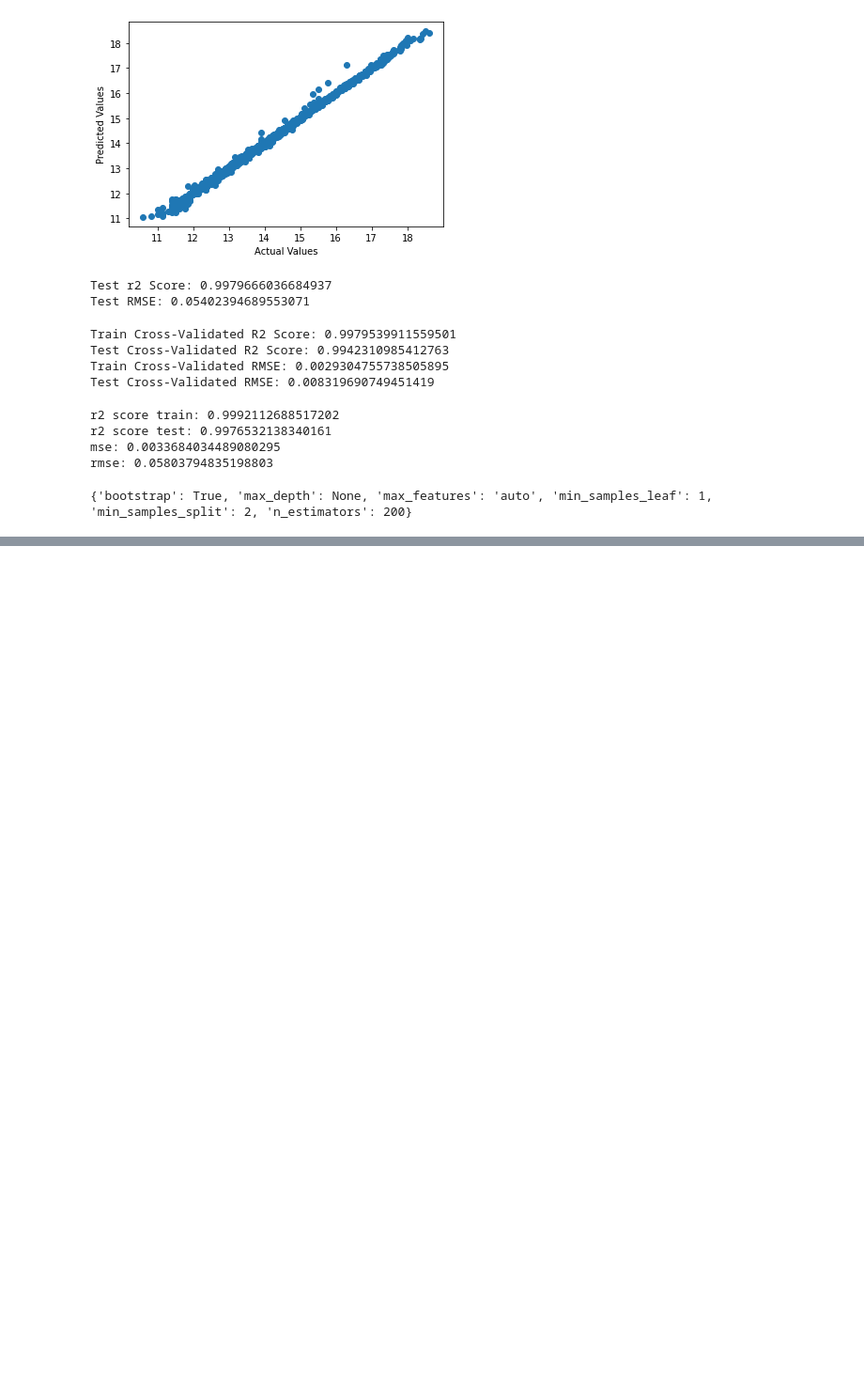
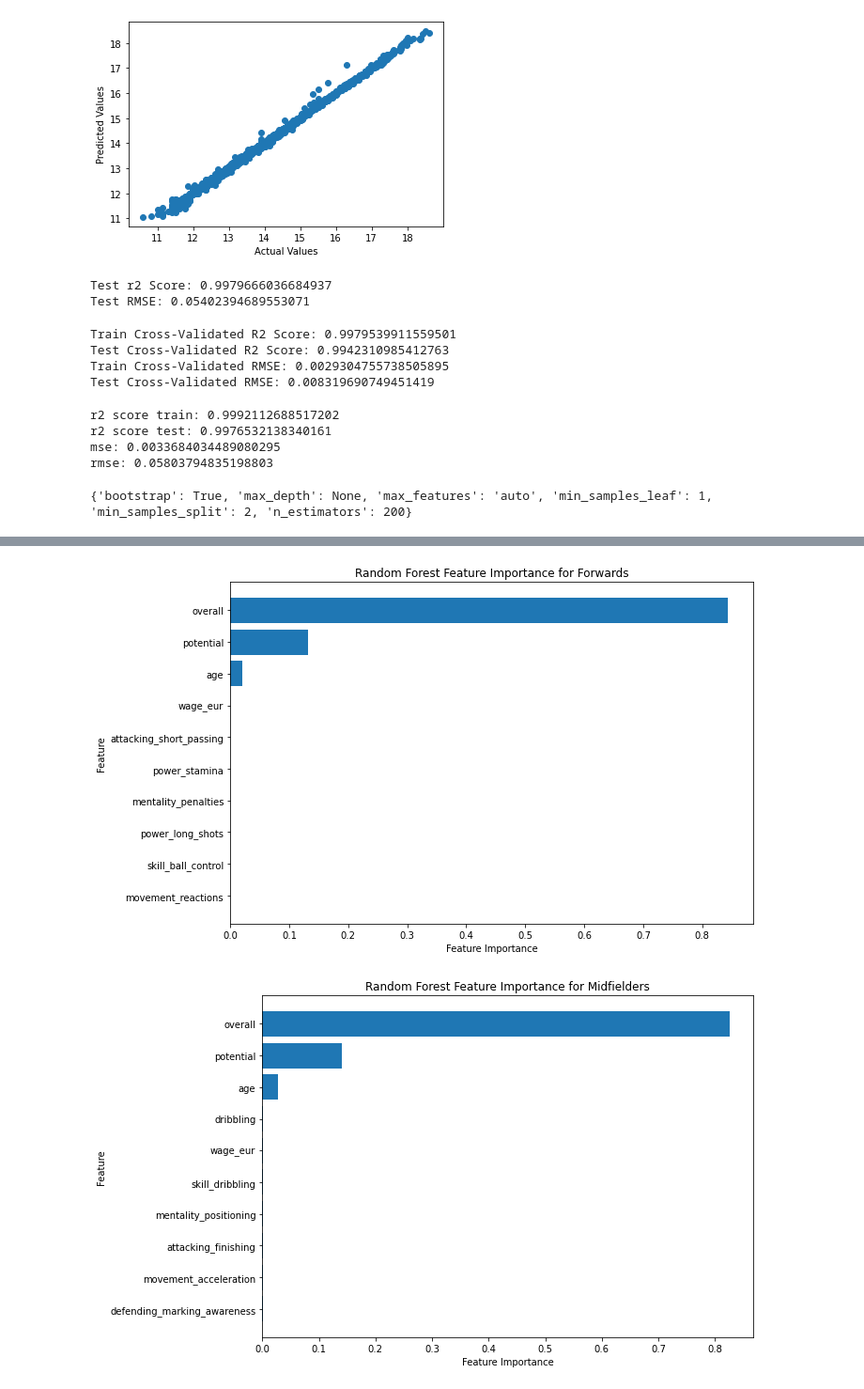
Before and after one commit to Abdulazeez-Dolapo/masters-dissertation, a Jupyter notebook: models/random-forest-regression.ipynb, the cells around one changed output, grey strips where cells are left out. Shown: that part at 94% size. Cells and saved outputs as stored; diff of their text form; code cells hidden in the pictures; blank space fills up the shorter version.

```diff
--- a/models/random-forest-regression.ipynb
+++ b/models/random-forest-regression.ipynb
@@ -141,0 +167,39 @@ print(best_params)
+# %%
+position_mapping = {
+   0: 'Defender',
+   1: 'Forward',
+   2: 'Midfielder'
+}
+
+def get_position(position_index: int) -> str:
+   try:
+      return position_mapping[position_index]
+   except KeyError:
+      return 'Invalid Position'
+
+# Get unique player positions
+unique_positions = x['position'].unique()
+
+# Loop through unique positions and create models and plots
+for position in unique_positions:
+   position_indices = x[x['position'] == position].index
+   position_x = x.loc[position_indices]
+   position_y = y[position_indices]
+
+   # Create a Random Forest Regression model for the specific position
+   # using the best params gotten from the hyperparameter tuning
+   position_rf_model = RandomForestRegressor(
+      n_estimators = best_params['n_estimators'],
+      random_state = 42,
+      bootstrap = best_params['bootstrap'],
+      max_depth = best_params['max_depth'],
+      max_features = best_params['max_features'],
+      min_samples_leaf = best_params['min_samples_leaf'],
+      min_samples_split = best_params['min_samples_split']
+   )
+   position_rf_model.fit(position_x, position_y)
+
+   display_feature_importance(position_rf_model, position_x, f'{get_position(position)}s')
+# %% [output]
+[figure, added]
+[figure, added]
```
Also changed, not shown: parts of 3 cells of this notebook, 1 other file.
